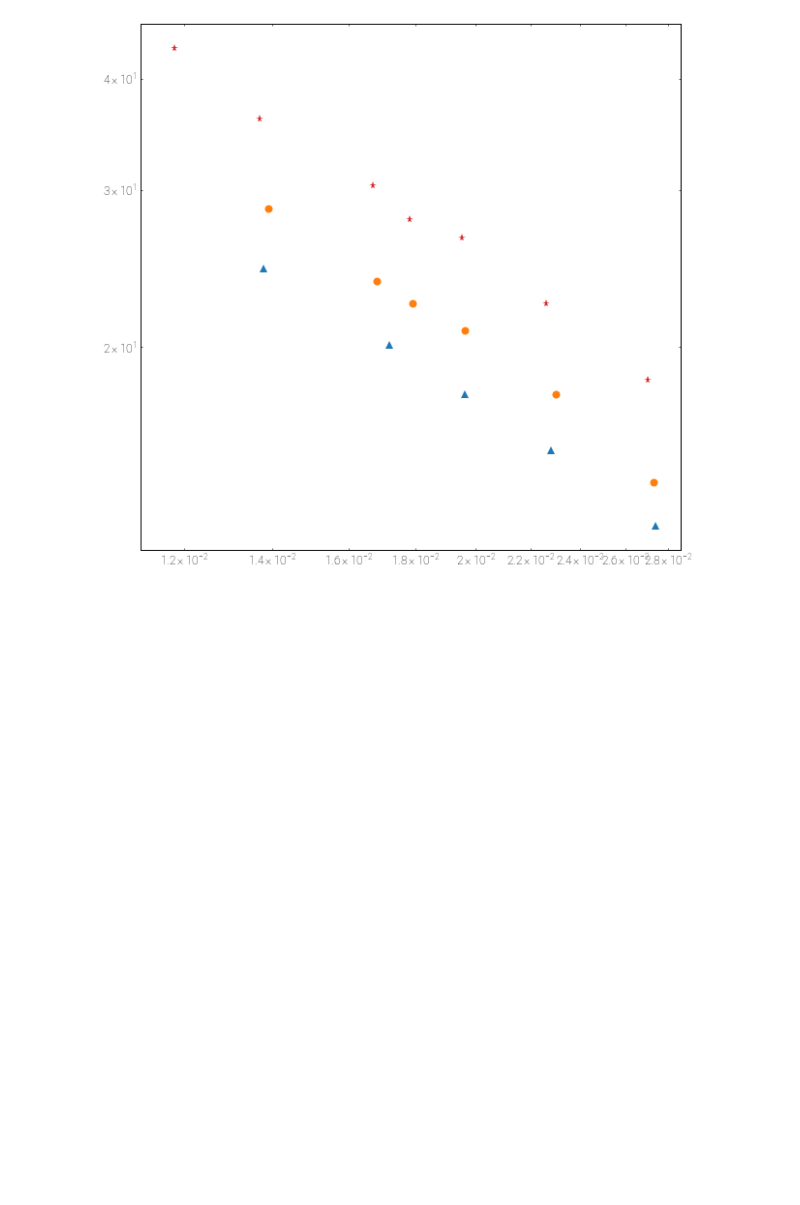
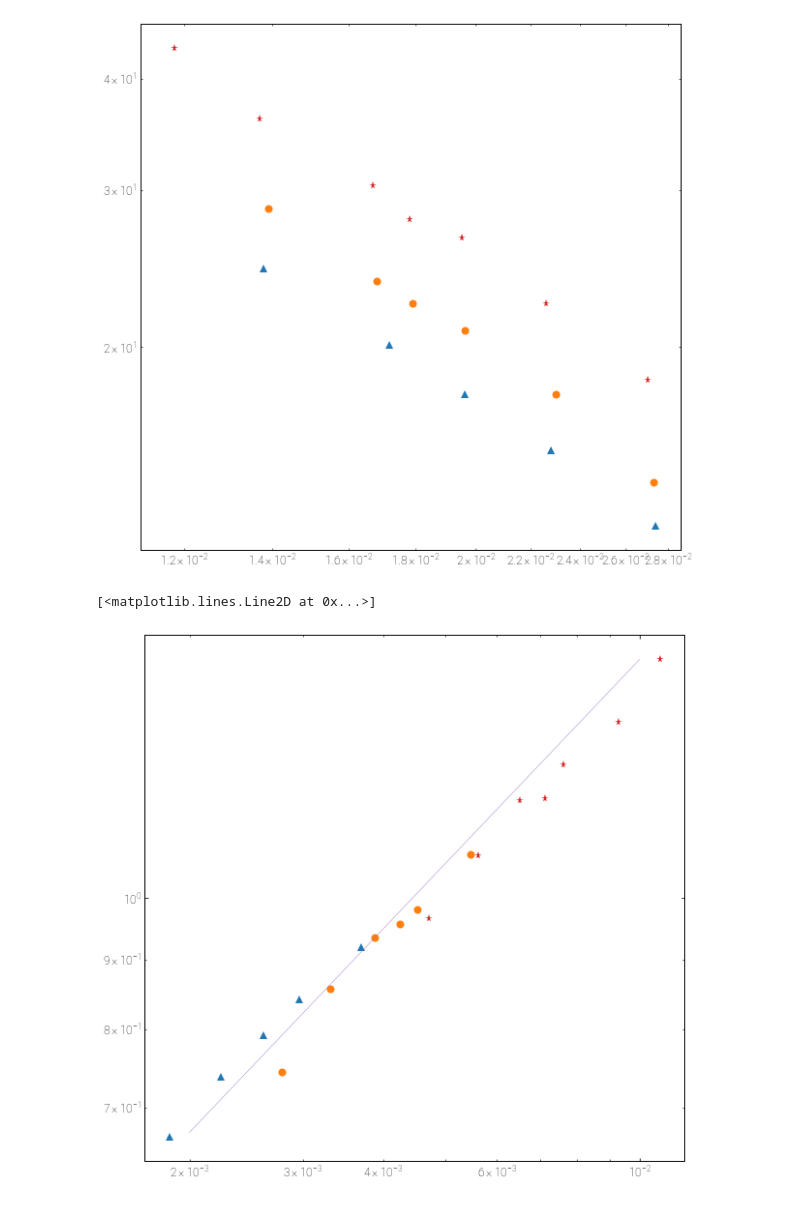
Before and after one commit to antko/physics-of-fluids, a Jupyter notebook: tutorials/tutorial_01_tumbling.ipynb, the cells around one changed output. Saved outputs shown, nothing was run; the diff lists cells and outputs as text; code cells hidden in the pictures; blank space fills up the shorter version.

```diff
--- a/tutorials/tutorial_01_tumbling.ipynb
+++ b/tutorials/tutorial_01_tumbling.ipynb
@@ -104,3 +104,25 @@ ax.loglog(stars_width, stars_freq, '*')
 # %% [output]
 [<matplotlib.lines.Line2D at 0x...>]
 [figure]
+# %%
+triangles_pi  = triangles_freq / np.sqrt(9.81/triangles_width)
+triangles_pi1 = 0.051*10**(-3) / triangles_width
+circles_pi  = circles_freq / np.sqrt(9.81/circles_width)
+circles_pi1 = 0.076*10**(-3) / circles_width
+crosses_pi  = crosses_freq / np.sqrt(9.81/crosses_width)
+crosses_pi1 = 0.102*10**(-3) / crosses_width
+stars_pi  = stars_freq / np.sqrt(9.81/stars_width)
+stars_pi1 = 0.127*10**(-3) / stars_width
+# %%
+fig = plt.figure(figsize=(10,10))
+ax = fig.add_subplot(111)
+
+ax.loglog(triangles_pi1, triangles_pi, '^')
+ax.loglog(circles_pi1, circles_pi, 'o')
+ax.loglog(crosses_pi1, crosses_pi, '+')
+ax.loglog(stars_pi1, stars_pi, '*')
+pts = np.linspace(2e-3,1e-2,100)
+ax.loglog(pts, 15*pts**(1/2))
+# %% [output]
+[<matplotlib.lines.Line2D at 0x...>]
+[figure, added]
```
Also changed, not shown: 7 other files.
